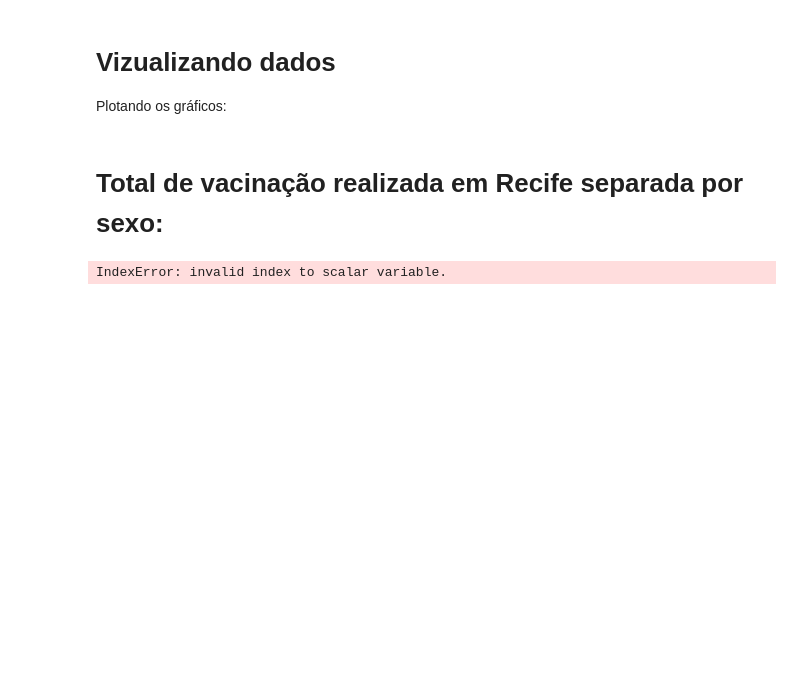
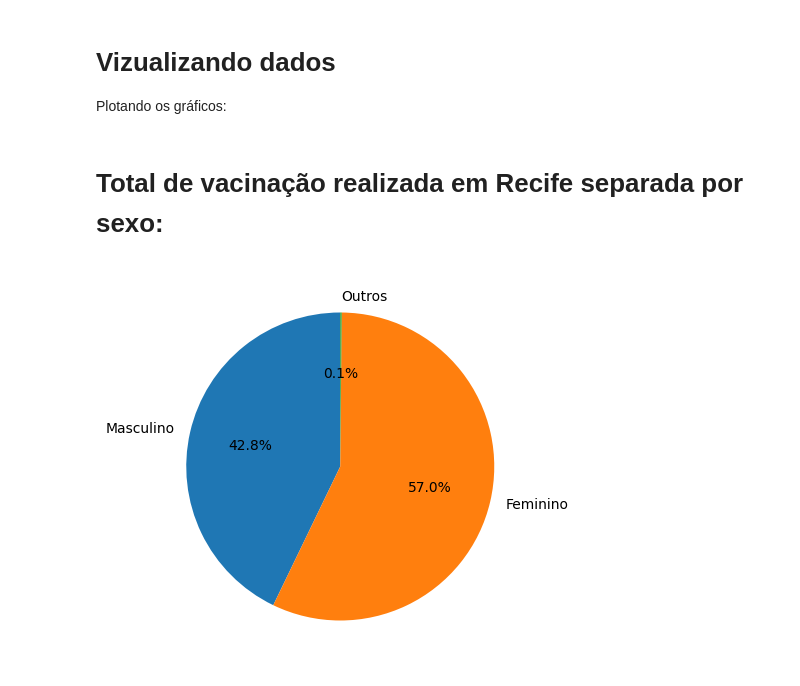
Before and after one commit to guilopesrbc/projetoP1, a Jupyter notebook: analise_sexo.ipynb, the cells around one changed output. Drawn from its saved outputs; the diff is of its cells as text; code cells hidden in the pictures; blank space fills up the shorter version.

```diff
--- a/analise_sexo.ipynb
+++ b/analise_sexo.ipynb
@@ -33,21 +33,3 @@ ordenado = dt.sort_values(by=['dose'])
 total = ordenado.drop_duplicates(subset='nome', keep='last')
 # %% [markdown]
 Separando os dados para análise por sexo + dose:
-# %%
-masculino_total = dt.loc[dt['sexo'] == 'MASCULINO']
-masculino_1dose = (dt[masculino_total].count()[0]) & (dt['dose'] == 1)
-masculino_2dose = (dt[masculino_total].count()[0]) & (dt['dose'] == 2)
-masculino_3dose = (dt[masculino_total].count()[0]) & (dt['dose'] == 3)
-masculino_4dose = (dt[masculino_total].count()[0]) & (dt['dose'] == 4)
-
-feminino_total = dt.loc[dt['sexo'] == 'FEMININO']
-feminino_1dose = (dt[feminino_total].count()[0]) & (dt['dose'] == 1)
-feminino_2dose = (dt[feminino_total].count()[0]) & (dt['dose'] == 2)
-feminino_3dose = (dt[feminino_total].count()[0]) & (dt['dose'] == 3)
-feminino_4dose = (dt[feminino_total].count()[0]) & (dt['dose'] == 4)
-
-outros_total = dt.loc[dt['sexo'] == 'OUTRO']
-outros_1dose = (dt[outros_total].count()[0]) & (dt['dose'] == 1)
-outros_2dose = (dt[outros_total].count()[0]) & (dt['dose'] == 2)
-outros_3dose = (dt[outros_total].count()[0]) & (dt['dose'] == 3)
-outros_4dose = (dt[outros_total].count()[0]) & (dt['dose'] == 4)
@@ -56,17 +36,35 @@ ValueError: Boolean array expected for the condition, not object
+# %%
+    masculino_total = dt['sexo'] == 'MASCULINO'
+    masculino_1dose = (dt['sexo'] == 'MASCULINO') & (dt['dose'] == 1)
+    masculino_2dose = (dt['sexo'] == 'MASCULINO') & (dt['dose'] == 2)
+    masculino_3dose = (dt['sexo'] == 'MASCULINO') & (dt['dose'] == 3)
+    masculino_4dose = (dt['sexo'] == 'MASCULINO') & (dt['dose'] == 4)
+
+    feminino_total = dt['sexo'] == 'FEMININO'
+    feminino_1dose = (dt['sexo'] == 'FEMININO') & (dt['dose'] == 1)
+    feminino_2dose = (dt['sexo'] == 'FEMININO') & (dt['dose'] == 2)
+    feminino_3dose = (dt['sexo'] == 'FEMININO') & (dt['dose'] == 3)
+    feminino_4dose = (dt['sexo'] == 'FEMININO') & (dt['dose'] == 4)
+
+    outros_total = dt['sexo'] == 'OUTROS'
+    outros_1dose = (dt['sexo'] == 'OUTROS') & (dt['dose'] == 1)
+    outros_2dose = (dt['sexo'] == 'OUTROS') & (dt['dose'] == 2)
+    outros_3dose = (dt['sexo'] == 'OUTROS') & (dt['dose'] == 3)
+    outros_4dose = (dt['sexo'] == 'OUTROS') & (dt['dose'] == 4)
 # %% [markdown]
 # Vizualizando dados
 Plotando os gráficos:
 # %% [markdown]
 # Total de vacinação realizada em Recife separada por sexo:
 # %%
-qtdmasculino = masculino_total.count()[0]
-qtdfeminino = feminino_total.count()[0]
-qtdoutros = outros_total.count()[0]
+qtdmasculino = dt[masculino_total].count()[0]
+qtdfeminino = dt[feminino_total].count()[0]
+qtdoutros = dt[outros_total].count()[0]
 valores = [qtdmasculino, qtdfeminino, qtdoutros]
 rotulos = ['Masculino', 'Feminino', 'Outros']
 
 plt.figure(figsize=(7,5))
 plt.pie(x=valores, labels=rotulos, autopct='%1.1f%%', startangle=90)
 plt.show()
 # %% [output]
-IndexError: invalid index to scalar variable.
+[figure, added]
```
Also changed, not shown: parts of 2 cells of this notebook.
